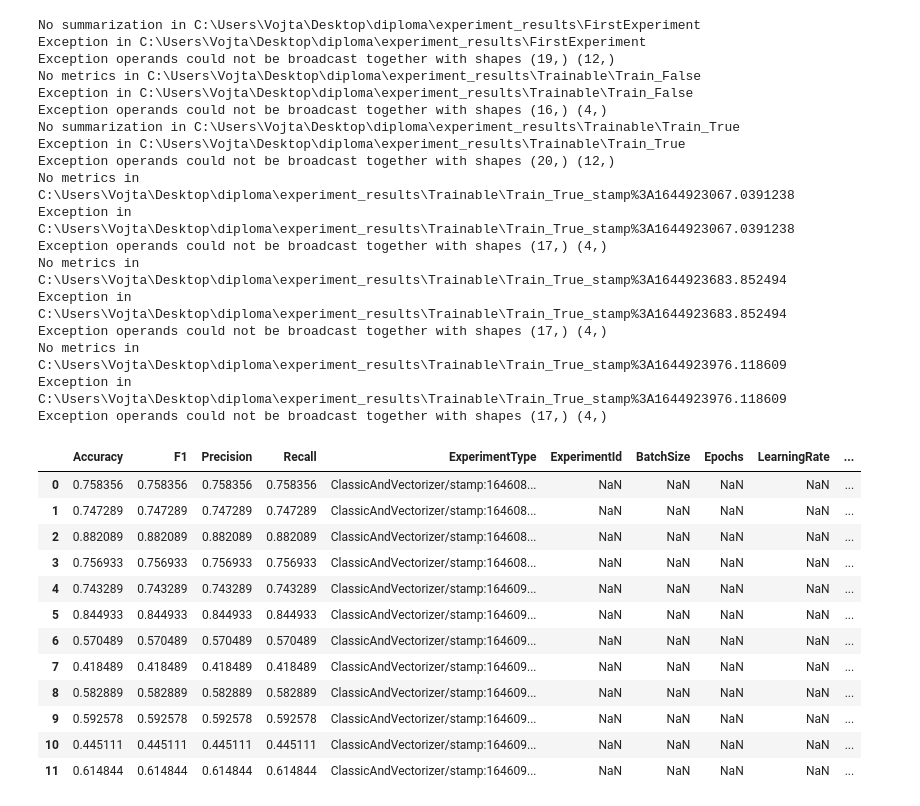
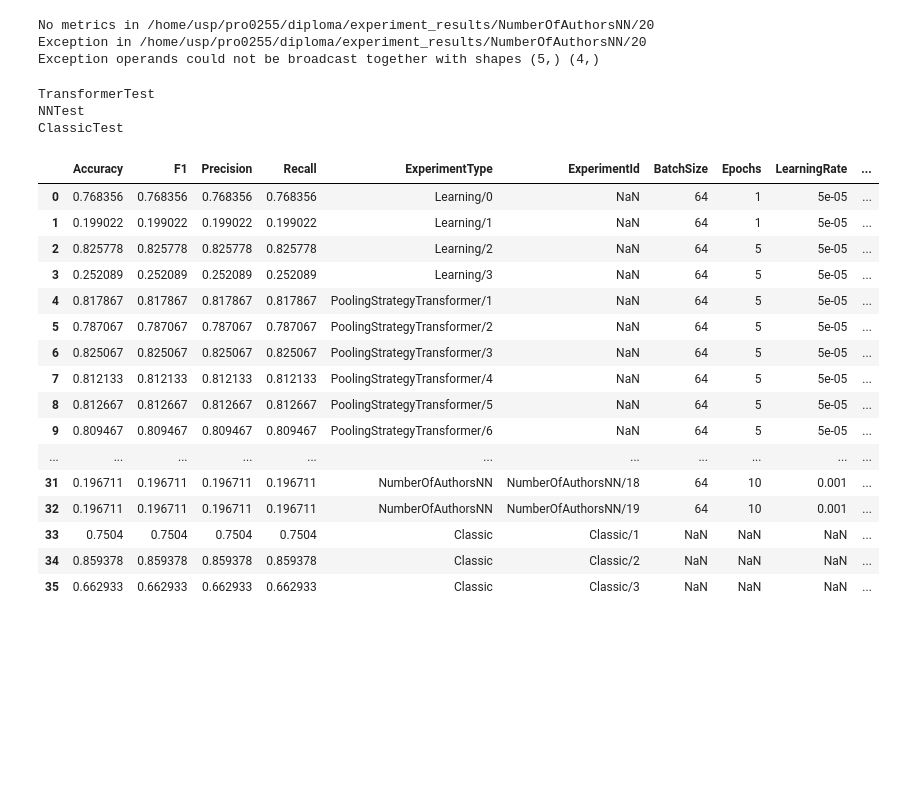
Before and after one commit to pro0255/Text-Processing-using-Neural-Networks, a Jupyter notebook: jupyters/analysis/load_experiments_test.ipynb, the cells around one changed output. Drawn from its saved outputs; the diff is of its cells as text; code cells hidden in the pictures; blank space fills up the shorter version.

```diff
--- a/jupyters/analysis/load_experiments_test.ipynb
+++ b/jupyters/analysis/load_experiments_test.ipynb
@@ -15,0 +18,7 @@ from src.config.config import EXPERIMENT_RESULTS_DIRECTORY
+# %%
+test_types = [
+    ExperimentType.TransformerTest,
+    ExperimentType.NNTest,
+    ExperimentType.ClassicTest,
+]
+print(test_types)
@@ -18,43 +45,46 @@ start_directory = EXPERIMENT_RESULTS_DIRECTORY
 # %%
 storage = Storage()
 # %%
-storage.run()
+storage.run(start_directory)
 # %% [output]
-No summarization in C:\Users\Vojta\Desktop\diploma\experiment_results\FirstExperiment
-Exception in C:\Users\Vojta\Desktop\diploma\experiment_results\FirstExperiment
-Exception operands could not be broadcast together with shapes (19,) (12,)
-No metrics in C:\Users\Vojta\Desktop\diploma\experiment_results\Trainable\Train_False
-Exception in C:\Users\Vojta\Desktop\diploma\experiment_results\Trainable\Train_False
-Exception operands could not be broadcast together with shapes (16,) (4,)
-No summarization in C:\Users\Vojta\Desktop\diploma\experiment_results\Trainable\Train_True
-Exception in C:\Users\Vojta\Desktop\diploma\experiment_results\Trainable\Train_True
-Exception operands could not be broadcast together with shapes (20,) (12,)
-No metrics in C:\Users\Vojta\Desktop\diploma\experiment_results\Trainable\Train_True_stamp%3A1644923067.0391238
-Exception in C:\Users\Vojta\Desktop\diploma\experiment_results\Trainable\Train_True_stamp%3A1644923067.0391238
-Exception operands could not be broadcast together with shapes (17,) (4,)
-No metrics in C:\Users\Vojta\Desktop\diploma\experiment_results\Trainable\Train_True_stamp%3A1644923683.852494
-Exception in C:\Users\Vojta\Desktop\diploma\experiment_results\Trainable\Train_True_stamp%3A1644923683.852494
-Exception operands could not be broadcast together with shapes (17,) (4,)
-No metrics in C:\Users\Vojta\Desktop\diploma\experiment_results\Trainable\Train_True_stamp%3A1644923976.118609
-Exception in C:\Users\Vojta\Desktop\diploma\experiment_results\Trainable\Train_True_stamp%3A1644923976.118609
-Exception operands could not be broadcast together with shapes (17,) (4,)
+No metrics in /home/usp/pro0255/diploma/experiment_results/NumberOfAuthorsNN/20
+Exception in /home/usp/pro0255/diploma/experiment_results/NumberOfAuthorsNN/20
+Exception operands could not be broadcast together with shapes (5,) (4,)
 # %%
 pd.set_option('display.max_columns', None)
 df = storage.get_dataframe()
 df.index = list(range(len(df)))
-# %%
-df
-# %% [output]
-|  | Accuracy | F1 | Precision | Recall | ExperimentType | ExperimentId | BatchSize | Epochs | LearningRate | ... |
-| 0 | 0.758356 | 0.758356 | 0.758356 | 0.758356 | ClassicAndVectorizer/stamp:164608... | NaN | NaN | NaN | NaN | ... |
-| 1 | 0.747289 | 0.747289 | 0.747289 | 0.747289 | ClassicAndVectorizer/stamp:164608... | NaN | NaN | NaN | NaN | ... |
-| 2 | 0.882089 | 0.882089 | 0.882089 | 0.882089 | ClassicAndVectorizer/stamp:164608... | NaN | NaN | NaN | NaN | ... |
-| 3 | 0.756933 | 0.756933 | 0.756933 | 0.756933 | ClassicAndVectorizer/stamp:164608... | NaN | NaN | NaN | NaN | ... |
-| 4 | 0.743289 | 0.743289 | 0.743289 | 0.743289 | ClassicAndVectorizer/stamp:164609... | NaN | NaN | NaN | NaN | ... |
-| 5 | 0.844933 | 0.844933 | 0.844933 | 0.844933 | ClassicAndVectorizer/stamp:164609... | NaN | NaN | NaN | NaN | ... |
-| 6 | 0.570489 | 0.570489 | 0.570489 | 0.570489 | ClassicAndVectorizer/stamp:164609... | NaN | NaN | NaN | NaN | ... |
-| 7 | 0.418489 | 0.418489 | 0.418489 | 0.418489 | ClassicAndVectorizer/stamp:164609... | NaN | NaN | NaN | NaN | ... |
-| 8 | 0.582889 | 0.582889 | 0.582889 | 0.582889 | ClassicAndVectorizer/stamp:164609... | NaN | NaN | NaN | NaN | ... |
-| 9 | 0.592578 | 0.592578 | 0.592578 | 0.592578 | ClassicAndVectorizer/stamp:164609... | NaN | NaN | NaN | NaN | ... |
-| 10 | 0.445111 | 0.445111 | 0.445111 | 0.445111 | ClassicAndVectorizer/stamp:164609... | NaN | NaN | NaN | NaN | ... |
-| 11 | 0.614844 | 0.614844 | 0.614844 | 0.614844 | ClassicAndVectorizer/stamp:164609... | NaN | NaN | NaN | NaN | ... |
+# %%
+def filter_df(input_df, filter_out):
+    current = input_df.copy()
+    for current_type in filter_out:
+        print(current_type.value)
+        current = current[current.ExperimentType != current_type.value]
+
+    return current
+# %%
+real_exp = filter_df(df, test_types)
+# %% [output]
+TransformerTest
+NNTest
+ClassicTest
+# %%
+real_exp
+# %% [output]
+|  | Accuracy | F1 | Precision | Recall | ExperimentType | ExperimentId | BatchSize | Epochs | LearningRate | ... |
+| 0 | 0.768356 | 0.768356 | 0.768356 | 0.768356 | Learning/0 | NaN | 64 | 1 | 5e-05 | ... |
+| 1 | 0.199022 | 0.199022 | 0.199022 | 0.199022 | Learning/1 | NaN | 64 | 1 | 5e-05 | ... |
+| 2 | 0.825778 | 0.825778 | 0.825778 | 0.825778 | Learning/2 | NaN | 64 | 5 | 5e-05 | ... |
+| 3 | 0.252089 | 0.252089 | 0.252089 | 0.252089 | Learning/3 | NaN | 64 | 5 | 5e-05 | ... |
+| 4 | 0.817867 | 0.817867 | 0.817867 | 0.817867 | PoolingStrategyTransformer/1 | NaN | 64 | 5 | 5e-05 | ... |
+| 5 | 0.787067 | 0.787067 | 0.787067 | 0.787067 | PoolingStrategyTransformer/2 | NaN | 64 | 5 | 5e-05 | ... |
+| 6 | 0.825067 | 0.825067 | 0.825067 | 0.825067 | PoolingStrategyTransformer/3 | NaN | 64 | 5 | 5e-05 | ... |
+| 7 | 0.812133 | 0.812133 | 0.812133 | 0.812133 | PoolingStrategyTransformer/4 | NaN | 64 | 5 | 5e-05 | ... |
+| 8 | 0.812667 | 0.812667 | 0.812667 | 0.812667 | PoolingStrategyTransformer/5 | NaN | 64 | 5 | 5e-05 | ... |
+| 9 | 0.809467 | 0.809467 | 0.809467 | 0.809467 | PoolingStrategyTransformer/6 | NaN | 64 | 5 | 5e-05 | ... |
+| ... | ... | ... | ... | ... | ... | ... | ... | ... | ... | ... |
+| 31 | 0.196711 | 0.196711 | 0.196711 | 0.196711 | NumberOfAuthorsNN | NumberOfAuthorsNN/18 | 64 | 10 | 0.001 | ... |
+| 32 | 0.196711 | 0.196711 | 0.196711 | 0.196711 | NumberOfAuthorsNN | NumberOfAuthorsNN/19 | 64 | 10 | 0.001 | ... |
+| 33 | 0.7504 | 0.7504 | 0.7504 | 0.7504 | Classic | Classic/1 | NaN | NaN | NaN | ... |
+| 34 | 0.859378 | 0.859378 | 0.859378 | 0.859378 | Classic | Classic/2 | NaN | NaN | NaN | ... |
+| 35 | 0.662933 | 0.662933 | 0.662933 | 0.662933 | Classic | Classic/3 | NaN | NaN | NaN | ... |
```
Also changed, not shown: parts of 7 cells of this notebook, 28 other files.
